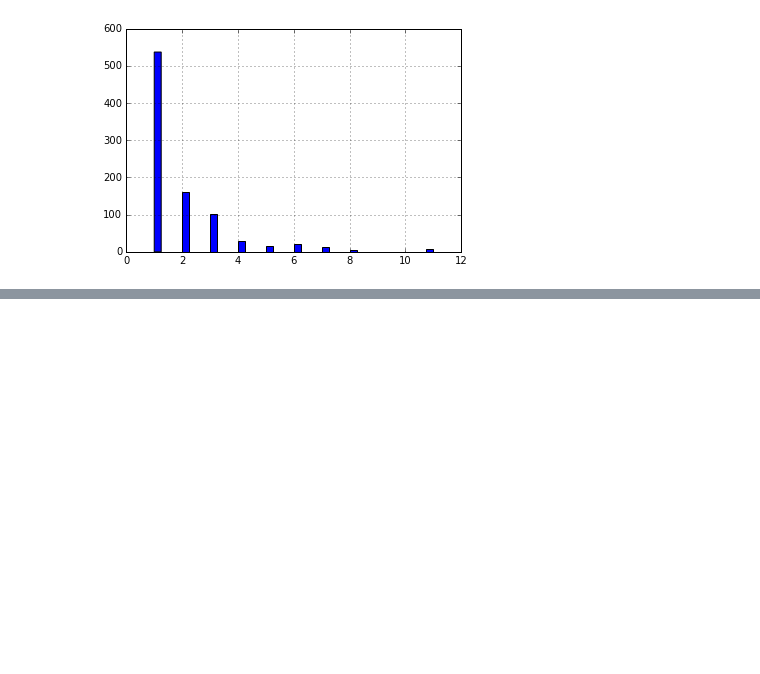
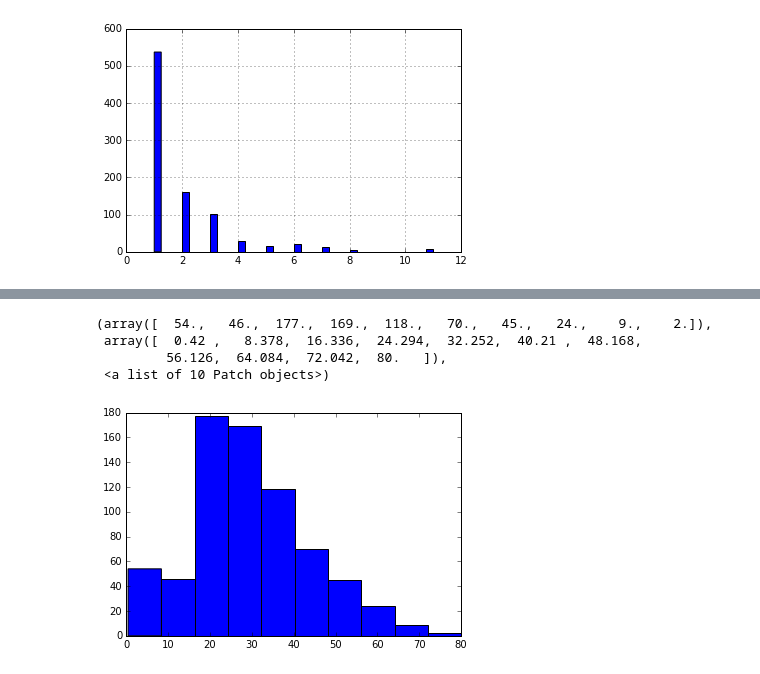
Before and after one commit to mrhenryyu/Data-Analysis-Portfolio, a Jupyter notebook: Titanic Analysis/Titanic Data Exploratory Analysis .ipynb, the cells around one changed output, grey strips where cells are left out. Saved outputs shown, nothing was run; the diff lists cells and outputs as text; code cells hidden in the pictures; blank space fills up the shorter version.

```diff
--- a/Titanic Analysis/Titanic Data Exploratory Analysis .ipynb
+++ b/Titanic Analysis/Titanic Data Exploratory Analysis .ipynb
@@ -279,0 +357,8 @@ df.Family.hist(bins = 40)
+# %%
+plt.hist(df.Age.dropna())
+# %% [output]
+(array([  54.,   46.,  177.,  169.,  118.,   70.,   45.,   24.,    9.,    2.]),
+ array([  0.42 ,   8.378,  16.336,  24.294,  32.252,  40.21 ,  48.168,
+         56.126,  64.084,  72.042,  80.   ]),
+ <a list of 10 Patch objects>)
+[figure, added]
```
Also changed, not shown: parts of 39 cells of this notebook, 4 other files.
